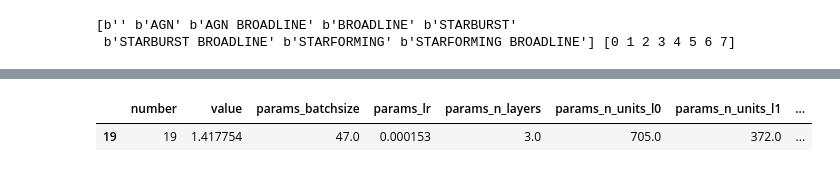
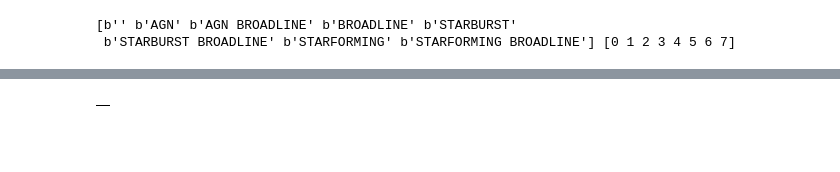
Before and after one commit to AlexGKim/SDSS_PAE, a Jupyter notebook: notebooks/OptunaOptCondAE.ipynb, the cells around one changed output, grey strips where cells are left out. Cells and saved outputs as stored; diff of their text form; code cells hidden in the pictures; blank space fills up the shorter version.

```diff
--- a/notebooks/OptunaOptCondAE.ipynb
+++ b/notebooks/OptunaOptCondAE.ipynb
@@ -201,12 +201,12 @@ def objective(trial):
 # %%
 optuna.logging.get_logger("optuna").addHandler(logging.StreamHandler(sys.stdout))
  # Unique identifier of the study.
-study_name    = "example-study"  # Unique identifier of the study.
+study_name    = "../scripts/example-study"  # Unique identifier of the study.
 storage_name  = "sqlite:///{}.db".format(study_name)
 SEED          = 512
 
 
 study = optuna.create_study(direction='minimize',study_name=study_name, storage=storage_name,load_if_exists=True,  sampler=optuna.samplers.TPESampler(seed=SEED),
     pruner=optuna.pruners.MedianPruner(n_warmup_steps=10))
-study.optimize(objective, n_trials=20)
+#study.optimize(objective, n_trials=20)
 # %% [output]
@@ -322,10 +218,9 @@ Epoch 20/20
 # %%
 df = study.trials_dataframe(attrs=("number", "value", "params", "state"))
 # %%
-df[df['value']==min(df['value'])]
+df
 # %% [output]
-|  | number | value | params_batchsize | params_lr | params_n_layers | params_n_units_l0 | params_n_units_l1 | ... |
-| 19 | 19 | 1.417754 | 47.0 | 0.000153 | 3.0 | 705.0 | 372.0 | ... |
+|  |
 # %%
 from optuna.visualization import plot_contour
 from optuna.visualization import plot_edf
```
Also changed, not shown: parts of 8 cells of this notebook, 3 other files.
